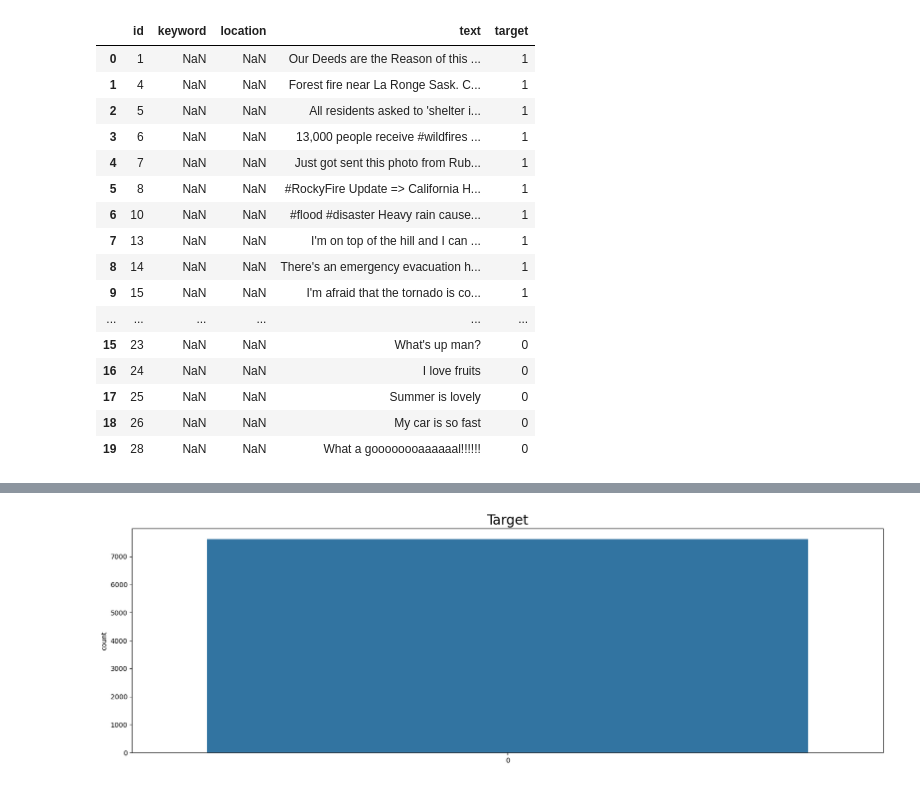
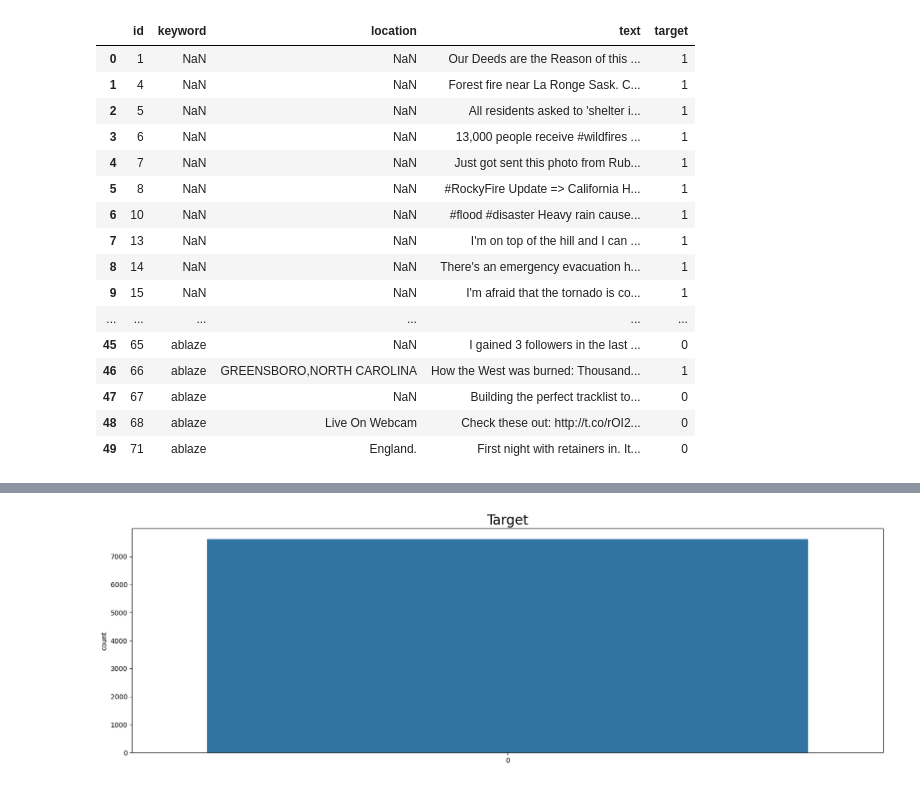
Before and after one commit to p3p31v/NLP-with-Disaster-Tweets, a Jupyter notebook: notebooks/EDA.ipynb, the cells around one changed output, grey strips where cells are left out. Drawn from its saved outputs; the diff is of its cells as text; code cells hidden in the pictures.

```diff
--- a/notebooks/EDA.ipynb
+++ b/notebooks/EDA.ipynb
@@ -12,22 +12,22 @@ pd.set_option('display.max_colwidth', None)
 # %%
 # Import training dataset
 df_train = pd.read_csv('../input/nlp-getting-started/train.csv')
-df_train.head(20)
+df_train.head(50)
 # %% [output]
 |  | id | keyword | location | text | target |
 | 0 | 1 | NaN | NaN | Our Deeds are the Reason of this ... | 1 |
 | 1 | 4 | NaN | NaN | Forest fire near La Ronge Sask. C... | 1 |
 | 2 | 5 | NaN | NaN | All residents asked to 'shelter i... | 1 |
 | 3 | 6 | NaN | NaN | 13,000 people receive #wildfires ... | 1 |
 | 4 | 7 | NaN | NaN | Just got sent this photo from Rub... | 1 |
 | 5 | 8 | NaN | NaN | #RockyFire Update => California H... | 1 |
 | 6 | 10 | NaN | NaN | #flood #disaster Heavy rain cause... | 1 |
 | 7 | 13 | NaN | NaN | I'm on top of the hill and I can ... | 1 |
 | 8 | 14 | NaN | NaN | There's an emergency evacuation h... | 1 |
 | 9 | 15 | NaN | NaN | I'm afraid that the tornado is co... | 1 |
 | ... | ... | ... | ... | ... | ... |
-| 15 | 23 | NaN | NaN | What's up man? | 0 |
-| 16 | 24 | NaN | NaN | I love fruits | 0 |
-| 17 | 25 | NaN | NaN | Summer is lovely | 0 |
-| 18 | 26 | NaN | NaN | My car is so fast | 0 |
-| 19 | 28 | NaN | NaN | What a goooooooaaaaaal!!!!!! | 0 |
+| 45 | 65 | ablaze | NaN | I gained 3 followers in the last ... | 0 |
+| 46 | 66 | ablaze | GREENSBORO,NORTH CAROLINA | How the West was burned: Thousand... | 1 |
+| 47 | 67 | ablaze | NaN | Building the perfect tracklist to... | 0 |
+| 48 | 68 | ablaze | Live On Webcam | Check these out: http://t.co/rOI2... | 0 |
+| 49 | 71 | ablaze | England. | First night with retainers in. It... | 0 |
```
Also changed, not shown: parts of 11 cells of this notebook, 1 other file.
